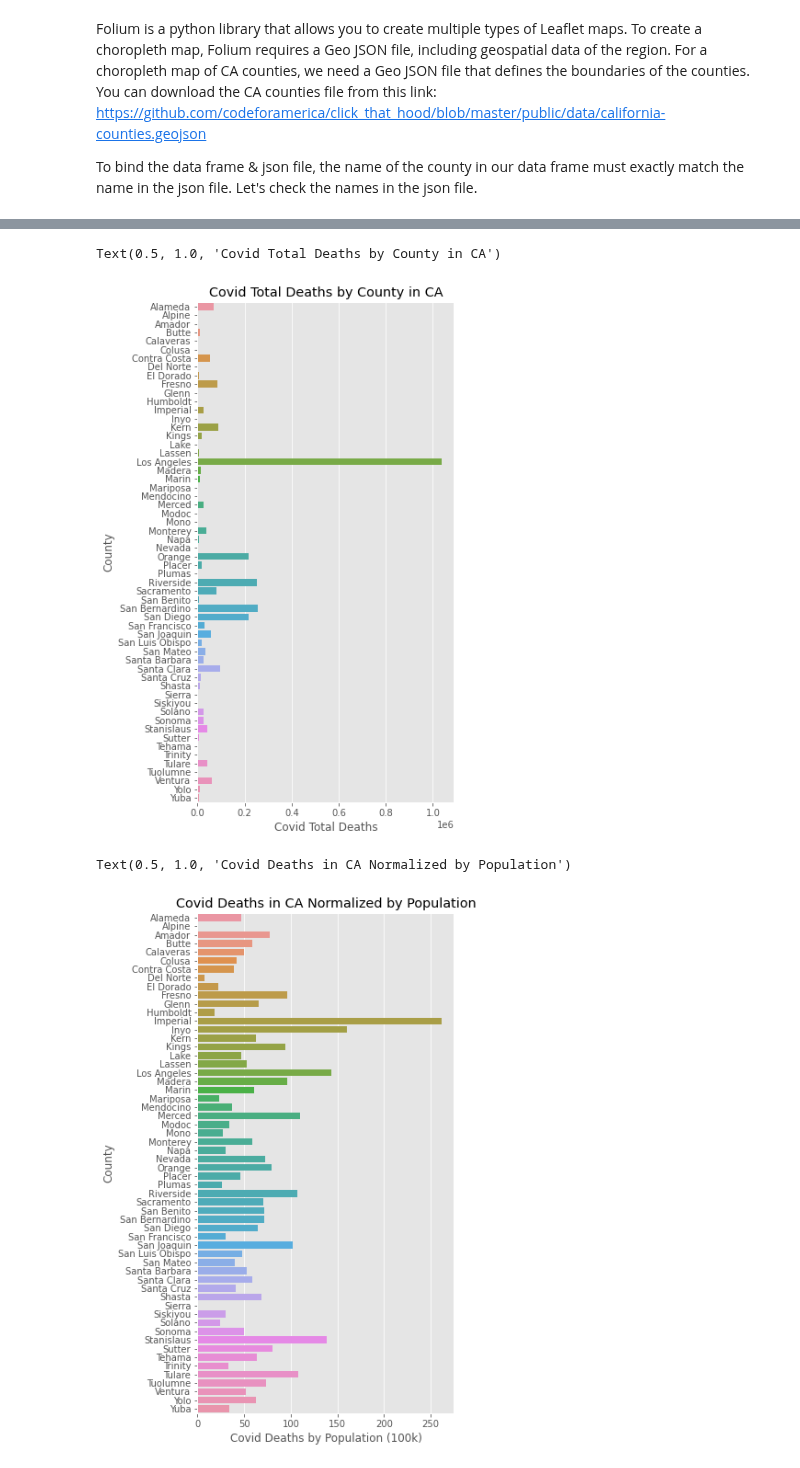
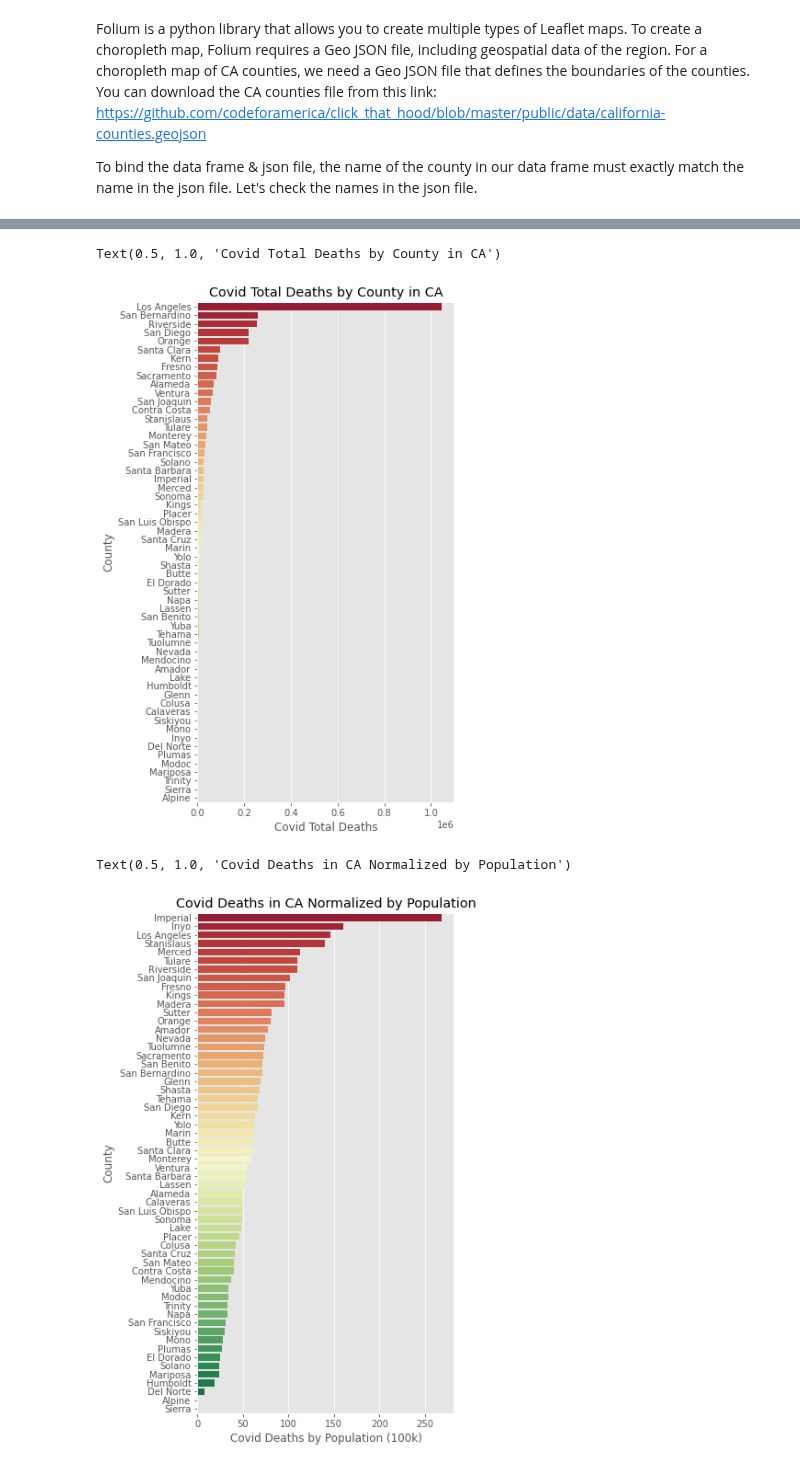
Before and after one commit to megano/vaccine, a Jupyter notebook: prioritization_analysis.ipynb, the cells around one changed output, grey strips where cells are left out. Saved outputs shown, nothing was run; the diff lists cells and outputs as text; code cells hidden in the pictures.

Commit message:
Improved bar charts: hue changes intuitively with increase in rate, reordered by highest rates / highest ccvi score

```diff
--- a/prioritization_analysis.ipynb
+++ b/prioritization_analysis.ipynb
@@ -840,6 +810,7 @@ Text(0.5, 1.0, 'Covid Vulnerability by County in CA')
 # %%
 # Plot Covid Total Deaths by County
-ax = sns.barplot(x='covid_total', y='county', data=ca_df_raw)
+plot_order = ca_df_raw.sort_values(by='covid_total', ascending=False).county.values
+ax = sns.barplot(x='covid_total', y='county', data=ca_df_raw, order=plot_order, palette='RdYlGn')
 fig = plt.gcf()
 fig.set_size_inches(5, 10)
 plt.xlabel("Covid Total Deaths")
@@ -847,15 +818,16 @@ plt.ylabel("County")
 plt.title("Covid Total Deaths by County in CA")
 # %% [output]
 Text(0.5, 1.0, 'Covid Total Deaths by County in CA')
-[figure, old version]
+[figure, new version]
 # %%
 # Plot Covid Total Deaths by County
-ax = sns.barplot(x='covid_deaths_per_100k', y='county', data=ca_df_raw)
+plot_order = ca_df_raw.sort_values(by='covid_deaths_per_100k', ascending=False).county.values
+ax = sns.barplot(x='covid_deaths_per_100k', y='county', data=ca_df_raw, order=plot_order, palette='RdYlGn')
 fig = plt.gcf()
 fig.set_size_inches(5, 10)
 plt.xlabel("Covid Deaths by Population (100k)")
 plt.ylabel("County")
 plt.title("Covid Deaths in CA Normalized by Population")
 # %% [output]
 Text(0.5, 1.0, 'Covid Deaths in CA Normalized by Population')
-[figure, old version]
+[figure, new version]
```
Also changed, not shown: parts of 17 cells of this notebook.
